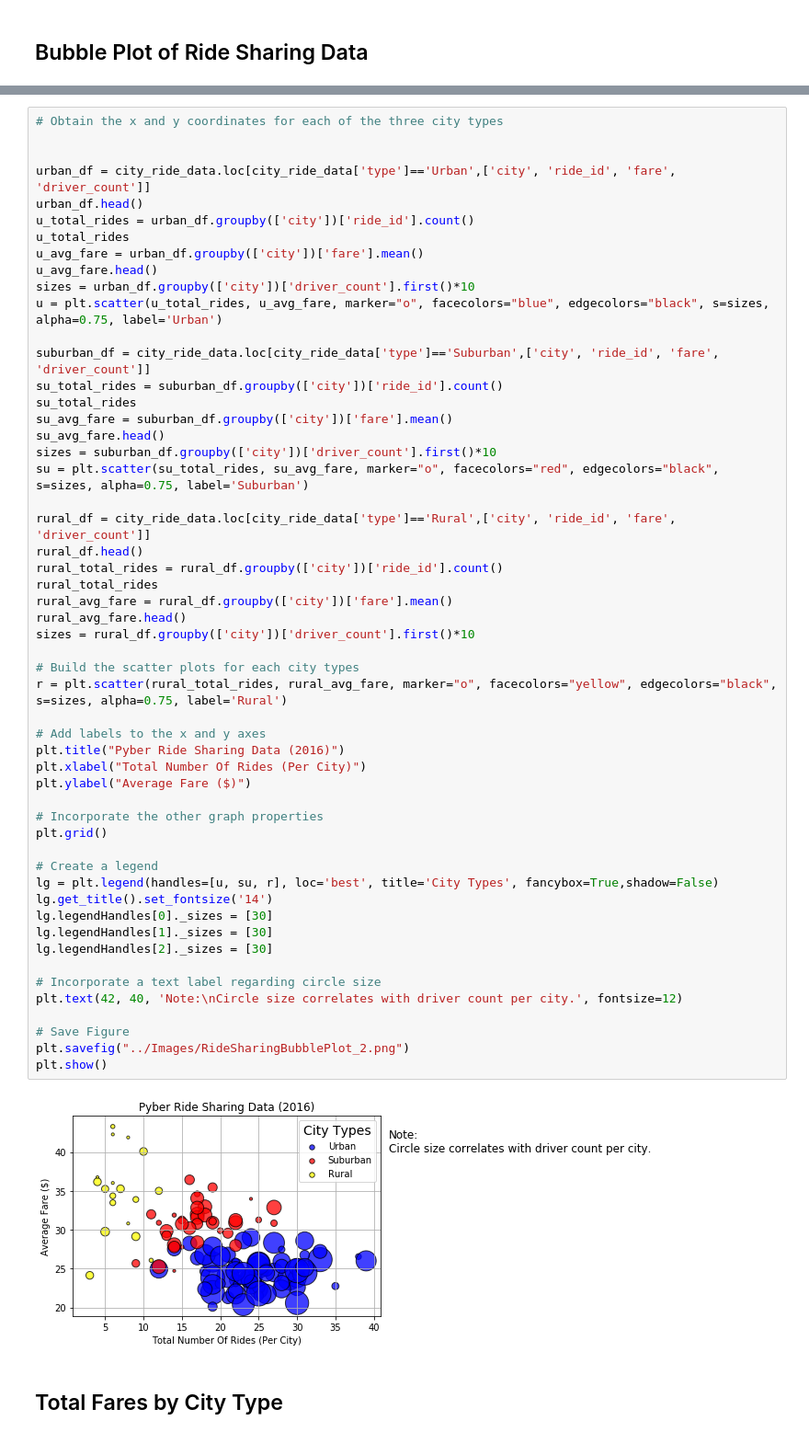
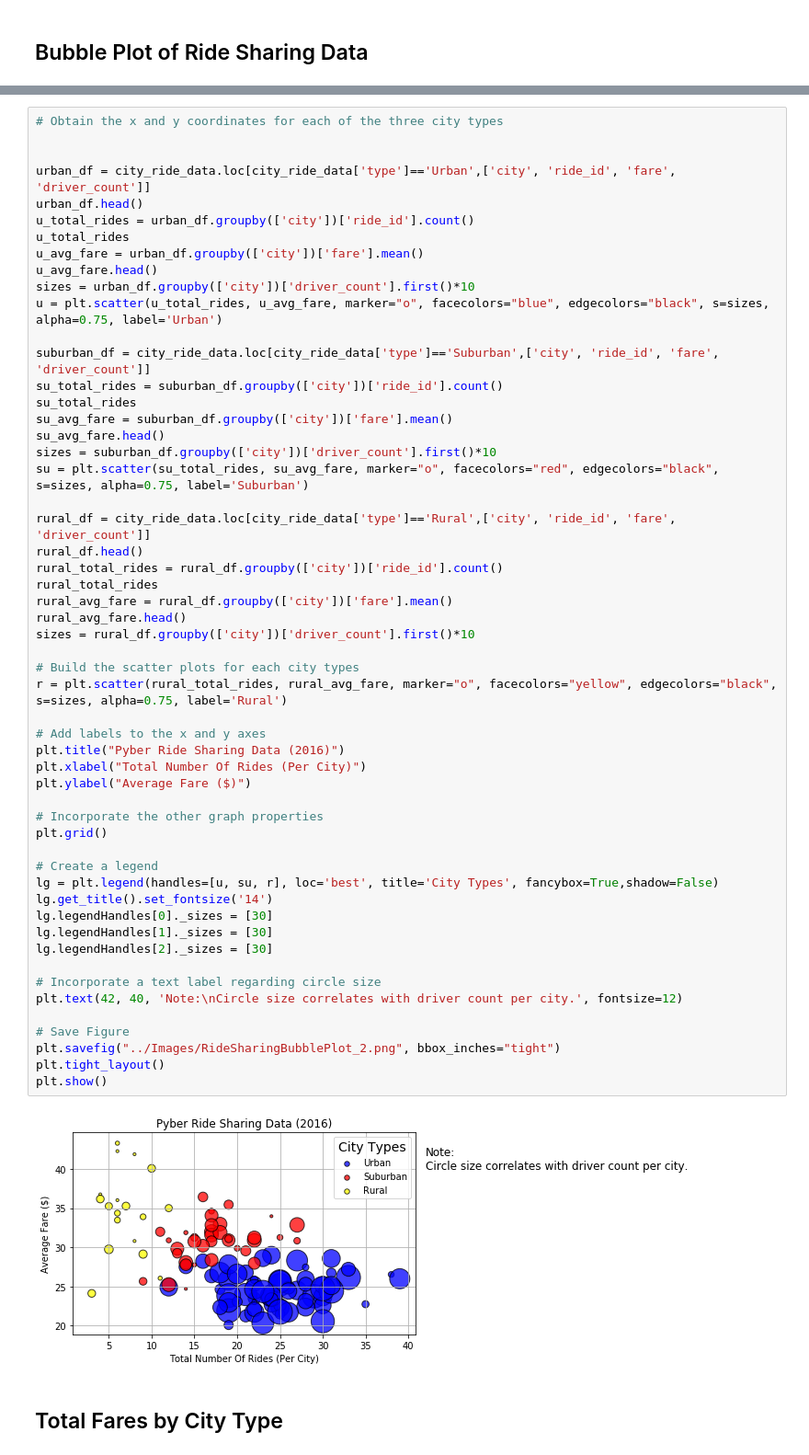
Before and after one commit to MadhukaraBS/BootCamp, a Jupyter notebook: 05-Matplotlib/Instructions/Pyber/pyber.ipynb, the cells around one changed output, grey strips where cells are left out. Shown at 92% size. Cells and saved outputs as stored; diff of their text form.

Commit message:
Updated bbox to ensure the image is ready for submission

```diff
--- a/05-Matplotlib/Instructions/Pyber/pyber.ipynb
+++ b/05-Matplotlib/Instructions/Pyber/pyber.ipynb
@@ -92,35 +93,36 @@ rural_df.head()
 rural_total_rides = rural_df.groupby(['city'])['ride_id'].count()
 rural_total_rides
 rural_avg_fare = rural_df.groupby(['city'])['fare'].mean()
 rural_avg_fare.head()
 sizes = rural_df.groupby(['city'])['driver_count'].first()*10
 
 # Build the scatter plots for each city types
 r = plt.scatter(rural_total_rides, rural_avg_fare, marker="o", facecolors="yellow", edgecolors="black", s=sizes, alpha=0.75, label='Rural')
 
 # Add labels to the x and y axes
 plt.title("Pyber Ride Sharing Data (2016)")
 plt.xlabel("Total Number Of Rides (Per City)")
 plt.ylabel("Average Fare ($)")
 
 # Incorporate the other graph properties
 plt.grid()
 
 # Create a legend
 lg = plt.legend(handles=[u, su, r], loc='best', title='City Types', fancybox=True,shadow=False)
 lg.get_title().set_fontsize('14')
 lg.legendHandles[0]._sizes = [30]
 lg.legendHandles[1]._sizes = [30]
 lg.legendHandles[2]._sizes = [30]
 
 # Incorporate a text label regarding circle size
 plt.text(42, 40, 'Note:\nCircle size correlates with driver count per city.', fontsize=12)
 
 # Save Figure
-plt.savefig("../Images/RideSharingBubblePlot_2.png")
+plt.savefig("../Images/RideSharingBubblePlot_2.png", bbox_inches="tight")
+plt.tight_layout()
 plt.show()
 # %% [output]
-[figure, old version]
+[figure, new version]
 # %% [markdown]
 ## Total Fares by City Type
 # %%
```
Also changed, not shown: parts of 1 cell of this notebook, 2 other files.
